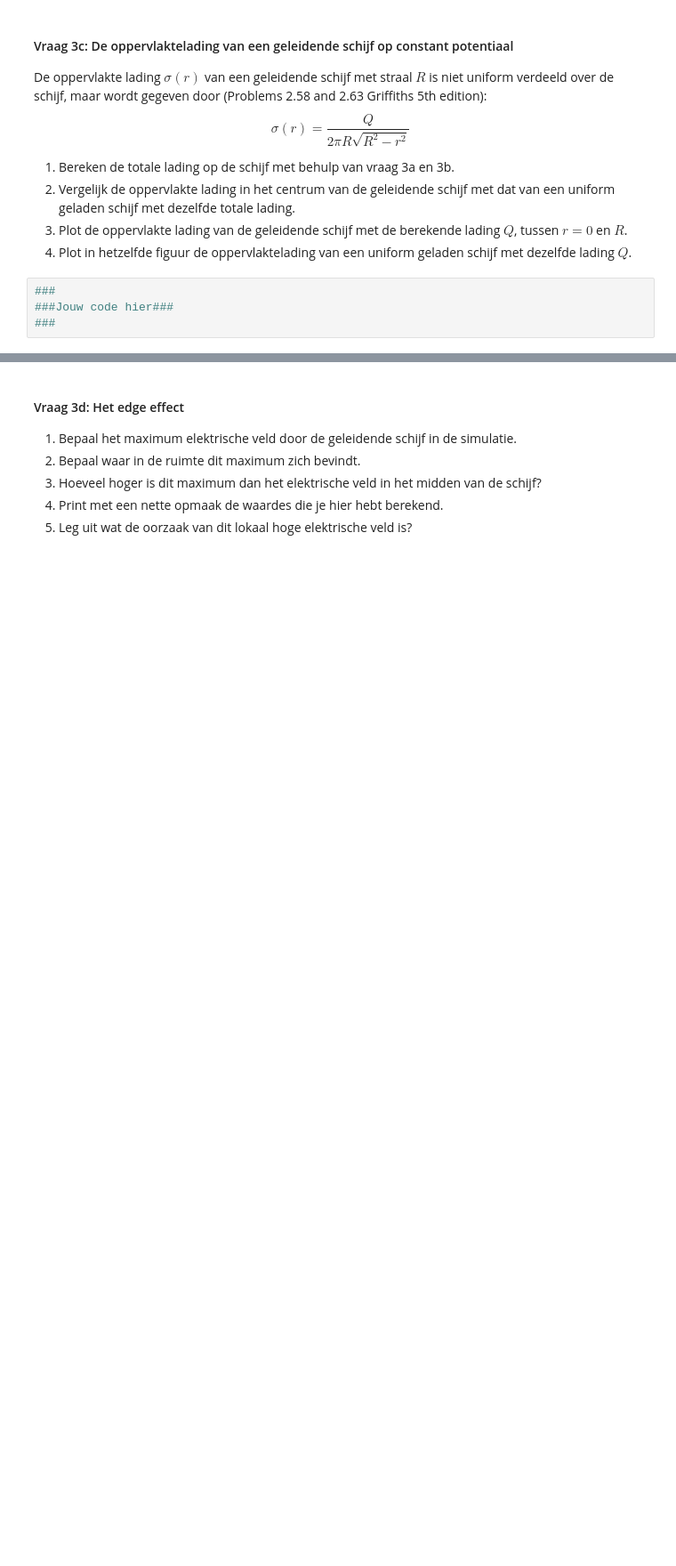
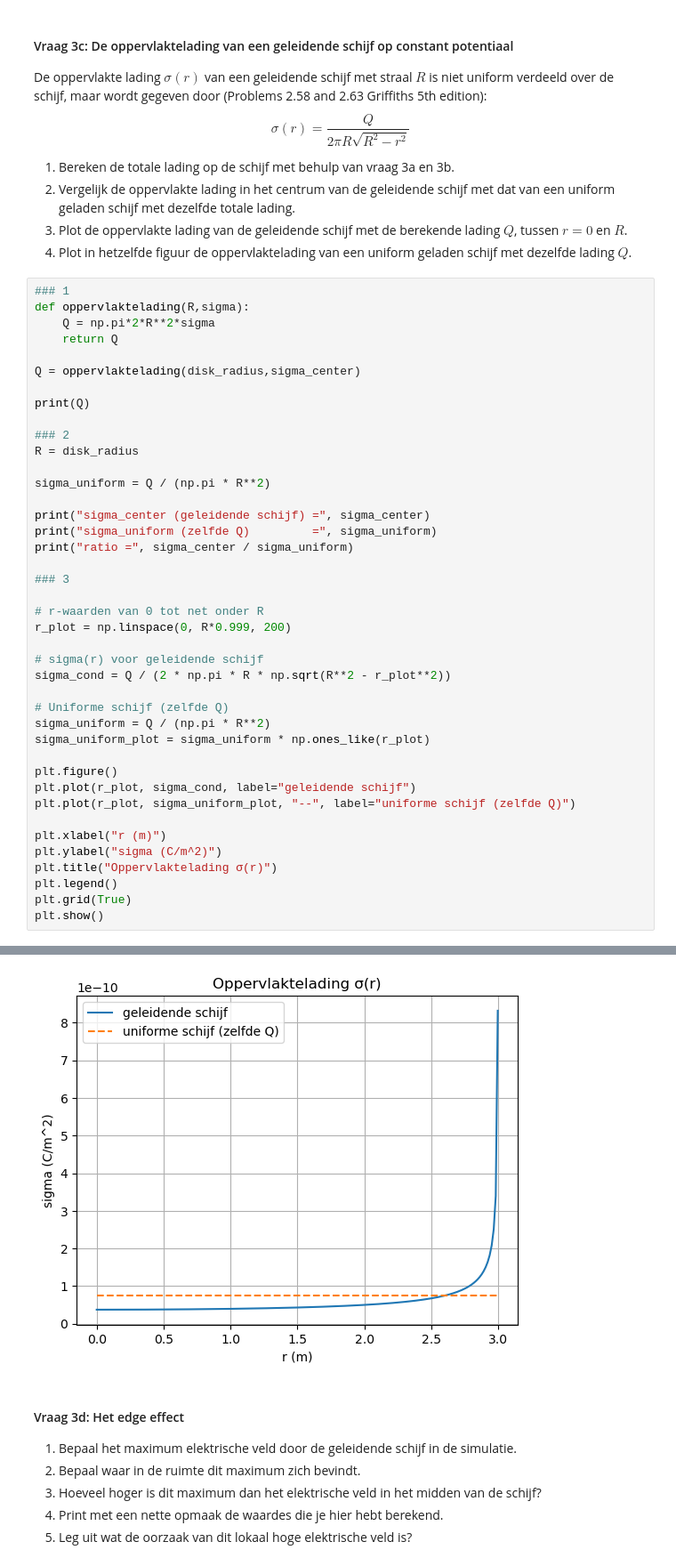
Before and after one commit to JensGroen/opdrachten-DEF-D, a Jupyter notebook: DigitaleOntwerpopdrachten/1CondensatorOpdracht/CondensatorOntwerpopdracht.ipynb, the cells around one changed output, grey strips where cells are left out. Shown at 89% size. Drawn from its saved outputs; the diff is of its cells as text; blank space fills up the shorter version.

```diff
--- a/DigitaleOntwerpopdrachten/1CondensatorOpdracht/CondensatorOntwerpopdracht.ipynb
+++ b/DigitaleOntwerpopdrachten/1CondensatorOpdracht/CondensatorOntwerpopdracht.ipynb
@@ -464,6 +537,44 @@ $$\sigma(r) = \frac{Q}{2 \pi R \sqrt{R^2 - r^2}}$$
 3. Plot de oppervlakte lading van de geleidende schijf met de berekende lading $Q$, tussen $r = 0$ en $R$.
 4. Plot in hetzelfde figuur de oppervlaktelading van een uniform geladen schijf met dezelfde lading $Q$.
 # %%
-###
-###Jouw code hier###
-###
+### 1
+def oppervlaktelading(R,sigma):
+    Q = np.pi*2*R**2*sigma
+    return Q
+
+Q = oppervlaktelading(disk_radius,sigma_center)
+
+print(Q)
+
+### 2
+R = disk_radius
+
+sigma_uniform = Q / (np.pi * R**2)
+
+print("sigma_center (geleidende schijf) =", sigma_center)
+print("sigma_uniform (zelfde Q)         =", sigma_uniform)
+print("ratio =", sigma_center / sigma_uniform)
+
+### 3
+
+# r-waarden van 0 tot net onder R
+r_plot = np.linspace(0, R*0.999, 200)
+
+# sigma(r) voor geleidende schijf
+sigma_cond = Q / (2 * np.pi * R * np.sqrt(R**2 - r_plot**2))
+
+# Uniforme schijf (zelfde Q)
+sigma_uniform = Q / (np.pi * R**2)
+sigma_uniform_plot = sigma_uniform * np.ones_like(r_plot)
+
+plt.figure()
+plt.plot(r_plot, sigma_cond, label="geleidende schijf")
+plt.plot(r_plot, sigma_uniform_plot, "--", label="uniforme schijf (zelfde Q)")
+
+plt.xlabel("r (m)")
+plt.ylabel("sigma (C/m^2)")
+plt.title("Oppervlaktelading σ(r)")
+plt.legend()
+plt.grid(True)
+plt.show()
+# %% [output]
@@ -470,3 +585,4 @@ $$\sigma(r) = \frac{Q}{2 \pi R \sqrt{R^2 - r^2}}$$
+[figure, added]
 # %% [markdown]
 #### Vraag 3d: Het edge effect
 
```
Also changed, not shown: parts of 5 cells of this notebook.
